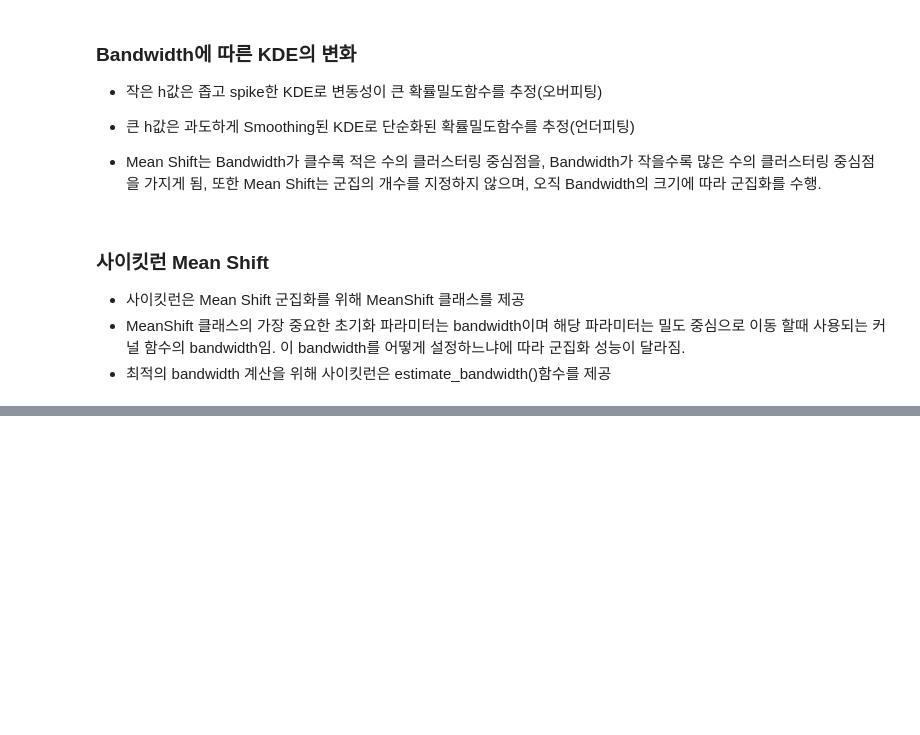
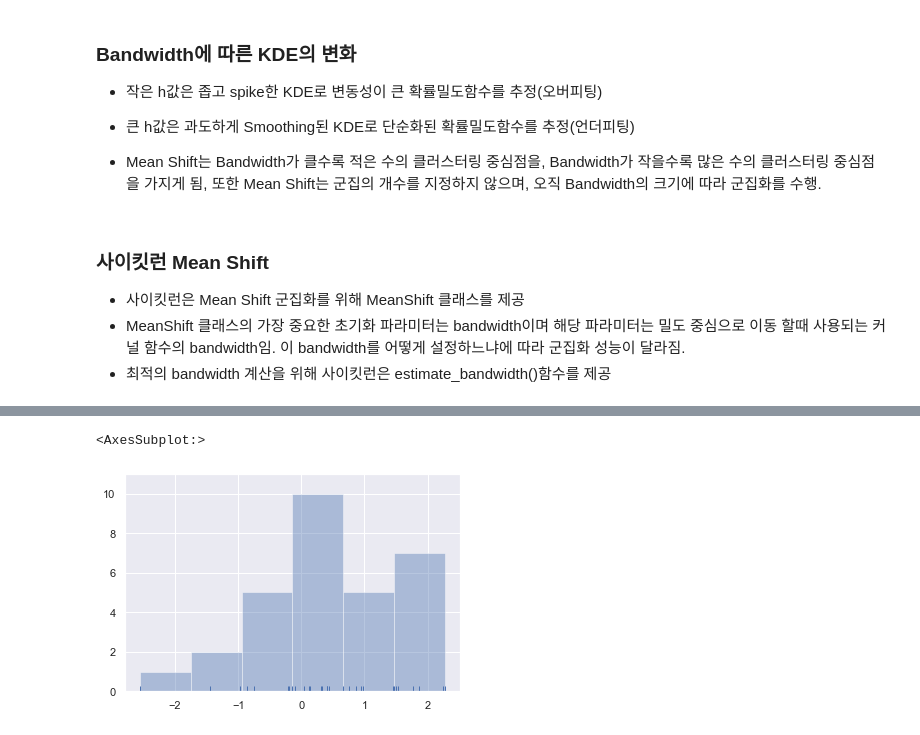
Before and after one commit to 201411096/study_AI, a Jupyter notebook: lectures/2_파이썬 머신러닝 완벽 가이드/7_군집화(Clustering)/3_Mean Shift.ipynb, the cells around one changed output, grey strips where cells are left out. Cells and saved outputs as stored; diff of their text form; code cells hidden in the pictures; blank space fills up the shorter version.

```diff
--- a/lectures/2_파이썬 머신러닝 완벽 가이드/7_군집화(Clustering)/3_Mean Shift.ipynb
+++ b/lectures/2_파이썬 머신러닝 완벽 가이드/7_군집화(Clustering)/3_Mean Shift.ipynb
@@ -63,0 +96,5 @@
+# %%
+sns.distplot(x, kde=False, rug=True)
+# %% [output]
+<AxesSubplot:>
+[figure, added]
```
Also changed, not shown: parts of 22 cells of this notebook.
